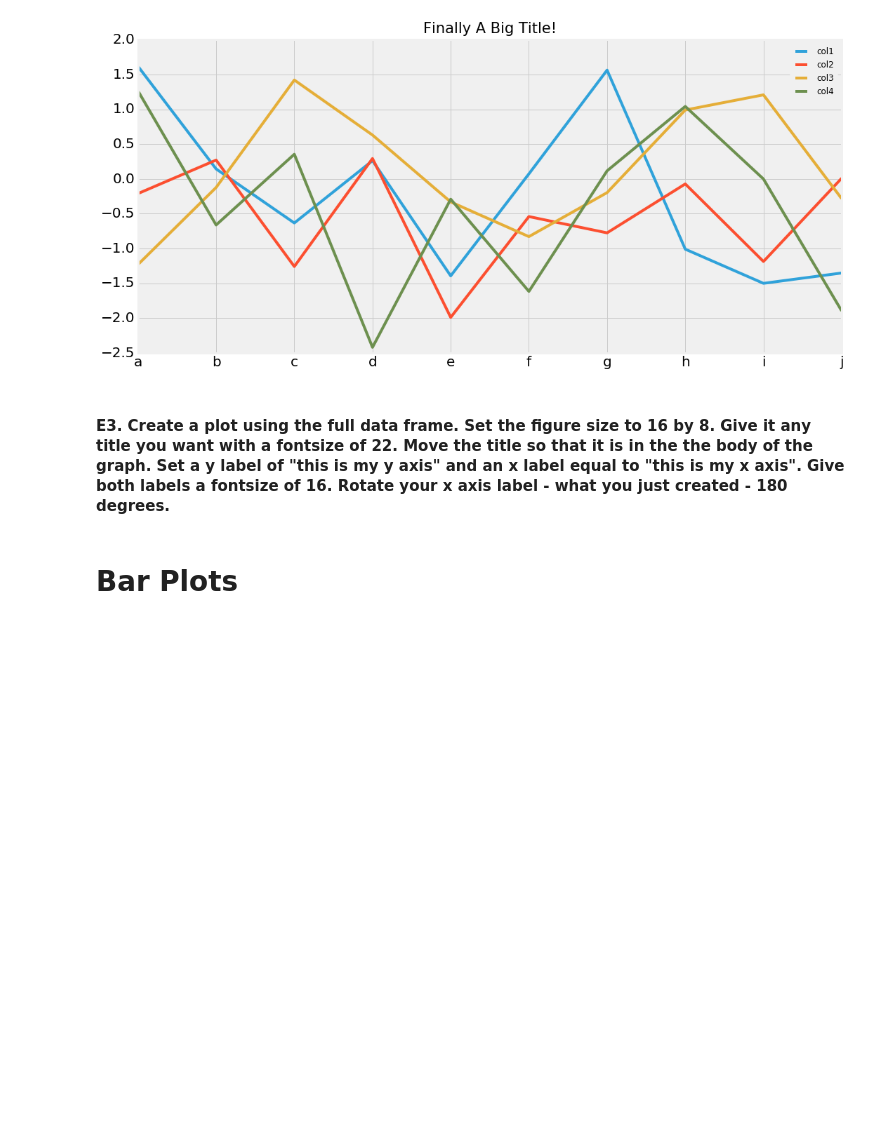
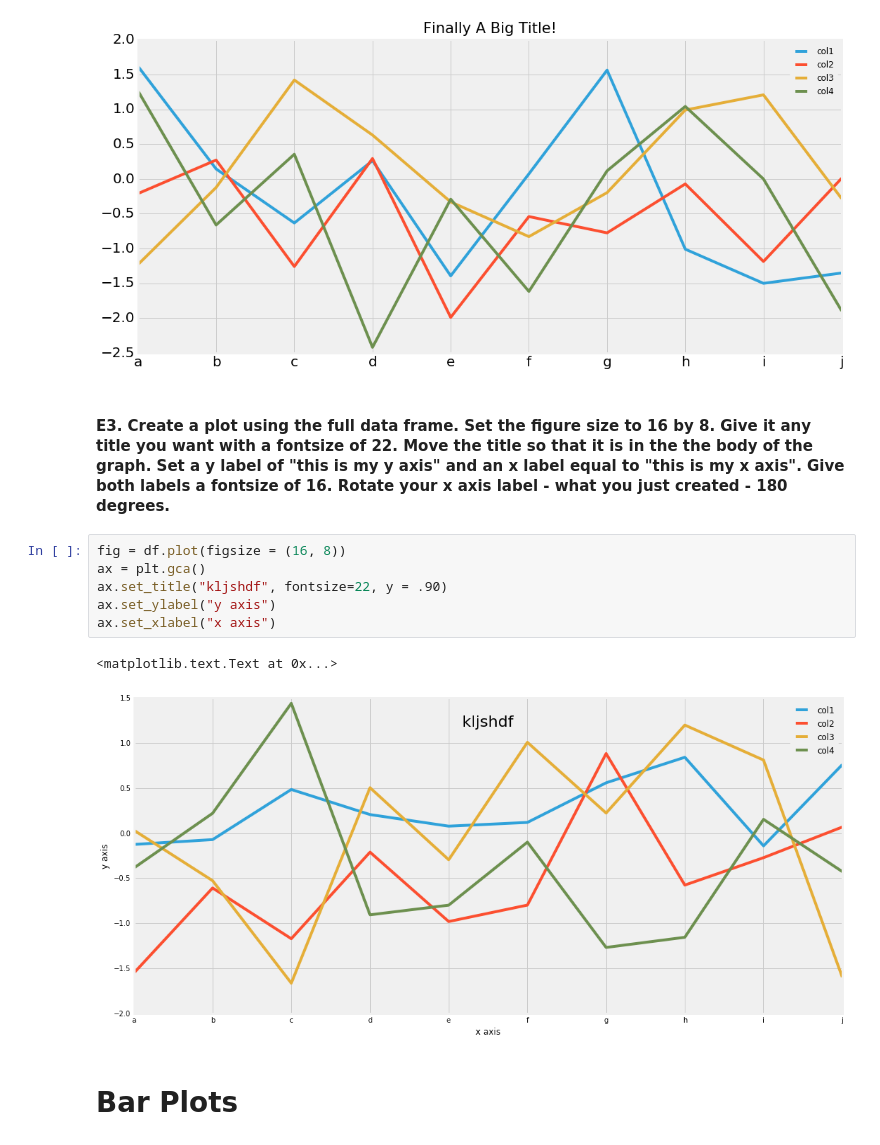
Before and after one commit to yawitzd/DSI-NYC-1, a Jupyter notebook: curriculum/week-02/5.3-pandas-plotting/W2_D5 Plotting with Pandas - Worksheet_completed.ipynb, the cells around one changed output. Saved outputs shown, nothing was run; the diff lists cells and outputs as text; blank space fills up the shorter version.

```diff
--- a/curriculum/week-02/5.3-pandas-plotting/W2_D5 Plotting with Pandas - Worksheet.ipynb
+++ b/curriculum/week-02/5.3-pandas-plotting/W2_D5 Plotting with Pandas - Worksheet_completed.ipynb
@@ -120,6 +131,15 @@ ax.set_title('Finally A Big Title!', fontsize=21, y=1.01)
 [figure]
 # %% [markdown]
 #### E3. Create a plot using the full data frame. Set the figure size to 16 by 8. Give it any title you want with a fontsize of 22. Move the title so that it is in the the body of the graph. Set a y label  of "this is my y axis" and an x label equal to "this is my x axis". Give both labels a fontsize of 16. Rotate your x axis label - what you just created - 180 degrees.
+# %%
+fig = df.plot(figsize = (16, 8))
+ax = plt.gca()
+ax.set_title("kljshdf", fontsize=22, y = .90)
+ax.set_ylabel("y axis")
+ax.set_xlabel("x axis")
+# %% [output]
+<matplotlib.text.Text at 0x...>
+[figure, added]
 # %% [markdown]
 # Bar Plots
 # %% [markdown]
```
Also changed, not shown: parts of 29 cells of this notebook, 4 other files.
